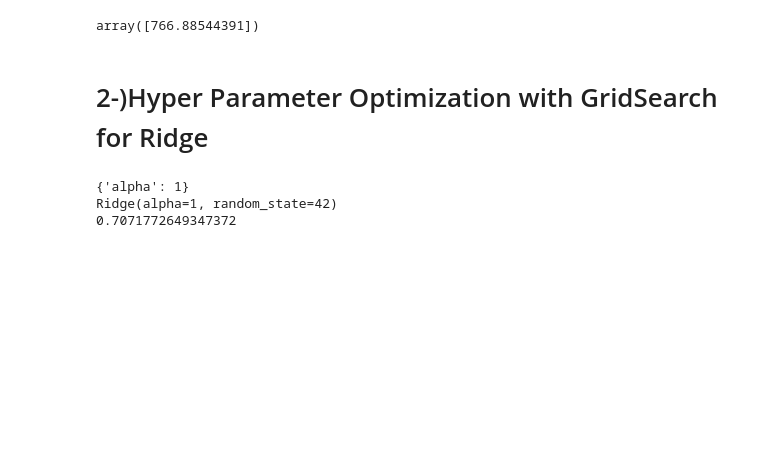
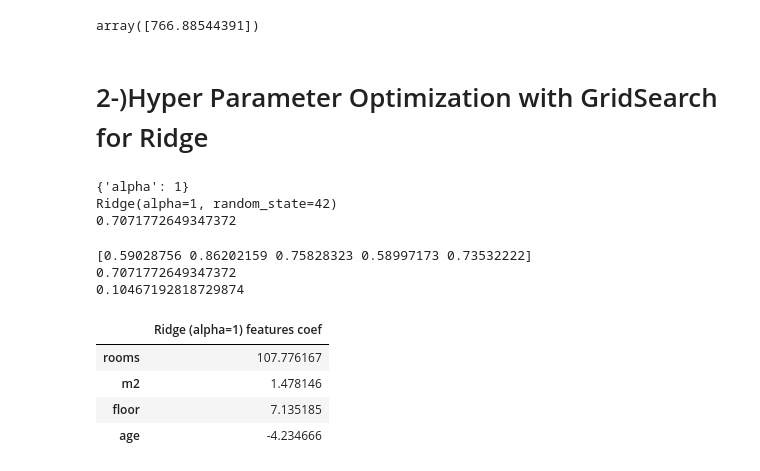
Before and after one commit to batuhanmtl/Machine-Learning, a Jupyter notebook: Supervised Learning/Model Regularization/Regularization.ipynb, the cells around one changed output. Drawn from its saved outputs; the diff is of its cells as text; code cells hidden in the pictures; blank space fills up the shorter version.

```diff
--- a/Supervised Learning/Model Regularization/Regularization.ipynb
+++ b/Supervised Learning/Model Regularization/Regularization.ipynb
@@ -486,3 +486,13 @@ print(ridge_GS.best_score_)
 {'alpha': 1}
 Ridge(alpha=1, random_state=42)
 0.7071772649347372
+# %%
+all_accuracies = cross_val_score(ridge_GS.best_estimator_,X=X_train,y=y_train,cv=5)
+
+print(all_accuracies)
+print(all_accuracies.mean())
+print(all_accuracies.std())
+# %% [output]
+[0.59028756 0.86202159 0.75828323 0.58997173 0.73532222]
+0.7071772649347372
+0.10467192818729874
@@ -488,0 +501,8 @@ Ridge(alpha=1, random_state=42)
+# %%
+pd.DataFrame(ridge_final.coef_,X.columns,columns=['Ridge (alpha=1) features coef'])
+# %% [output]
+|  | Ridge (alpha=1) features coef |
+| rooms | 107.776167 |
+| m2 | 1.478146 |
+| floor | 7.135185 |
+| age | -4.234666 |
```
Also changed, not shown: parts of 5 cells of this notebook.
